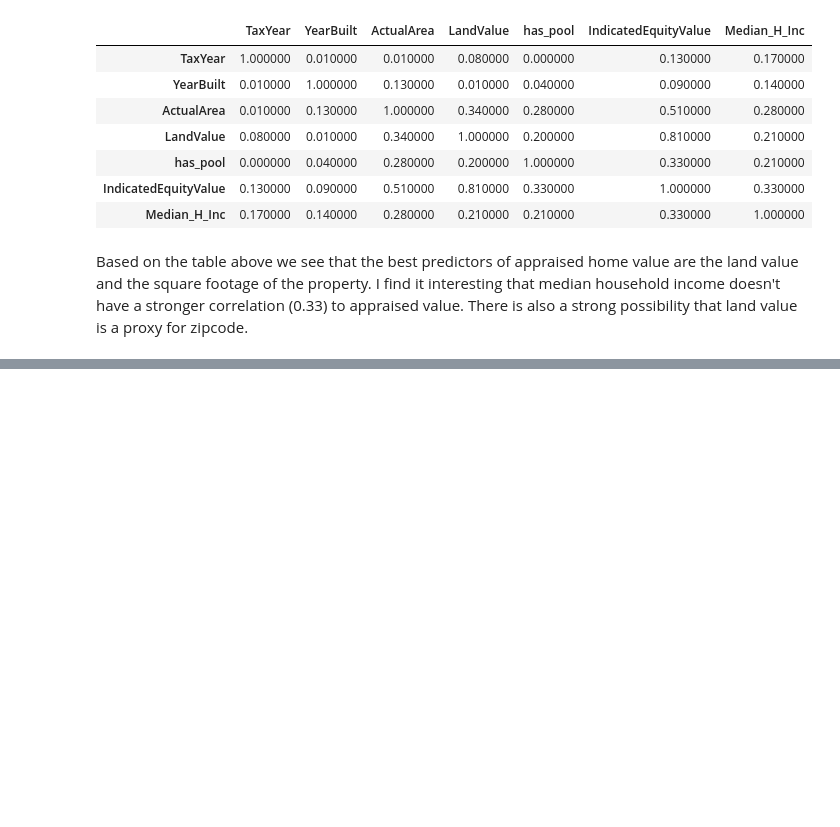
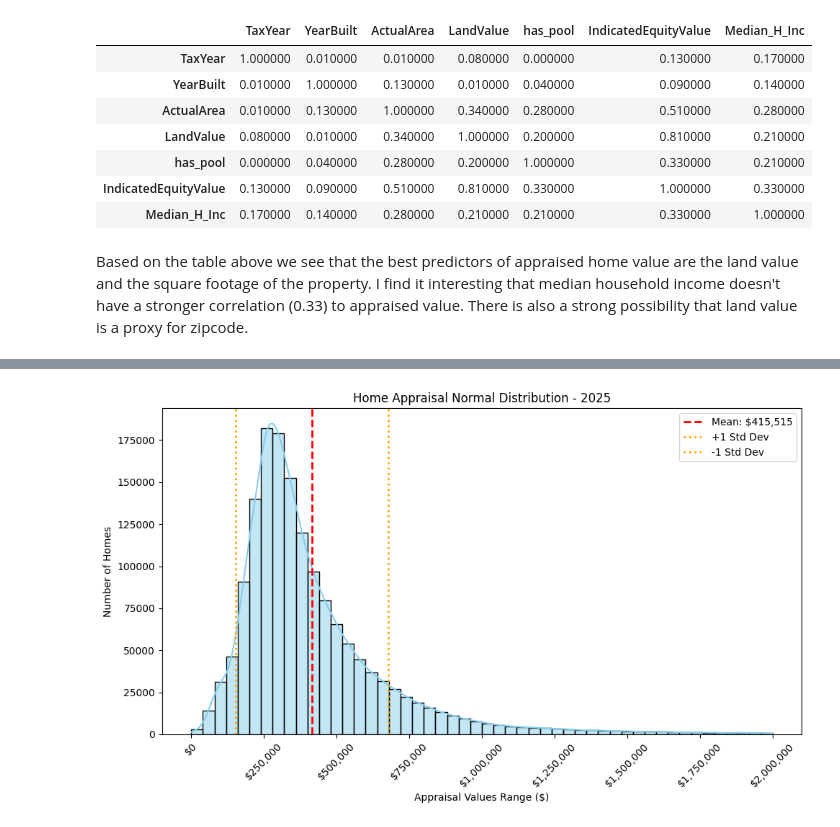
Before and after one commit to d-monkey-CG/DFW-Residential-Housing-Price-Predictor, a Jupyter notebook: DFW_Home_Price_EDA.ipynb, the cells around one changed output, grey strips where cells are left out. Saved outputs shown, nothing was run; the diff lists cells and outputs as text; code cells hidden in the pictures; blank space fills up the shorter version.

```diff
--- a/DFW_Home_Price_EDA.ipynb
+++ b/DFW_Home_Price_EDA.ipynb
@@ -333,0 +385,4 @@ lp_eda(2025, data_drilldown)
+# %%
+std_by_yr_zip(2025, data)
+# %% [output]
+[figure, added]
```
Also changed, not shown: parts of 7 cells of this notebook.
